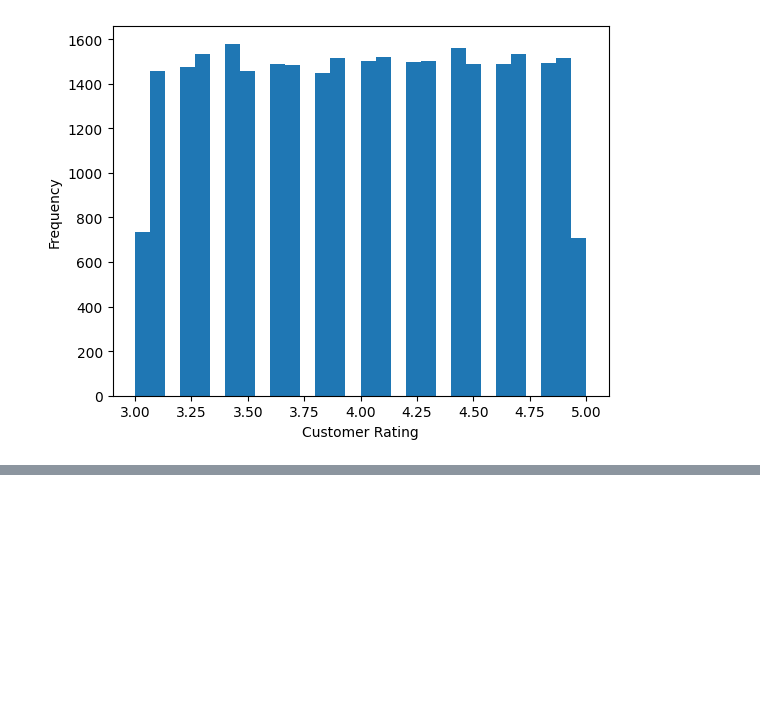
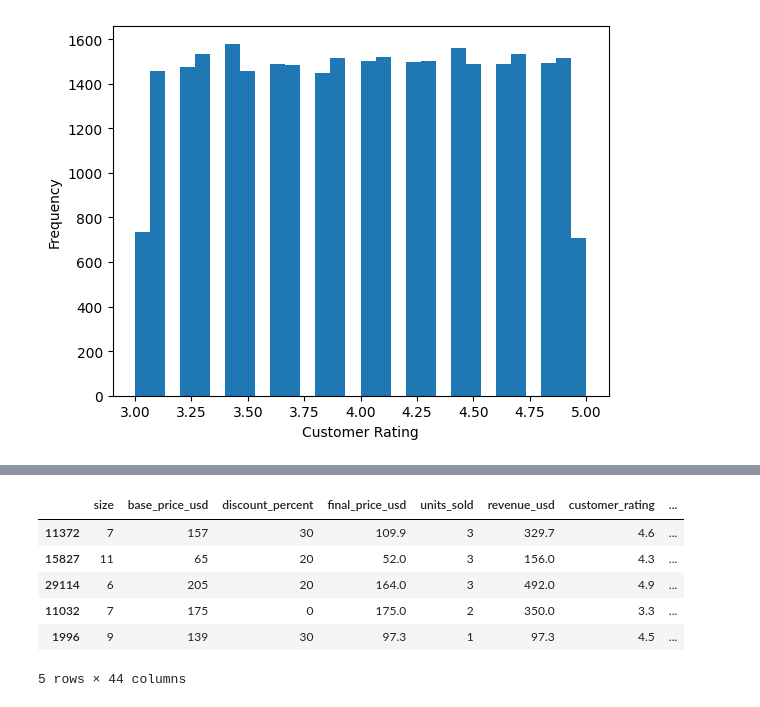
Before and after one commit to MrBigJupiter/Footwear_Sales_Analysis_2018_2026, a Jupyter notebook: Footwear Sales Analysis 2018/Jupyter Notebooks/eda.ipynb, the cells around one changed output, grey strips where cells are left out. Cells and saved outputs as stored; diff of their text form; code cells hidden in the pictures; blank space fills up the shorter version.

```diff
--- a/Footwear Sales Analysis 2018/Jupyter Notebooks/eda.ipynb
+++ b/Footwear Sales Analysis 2018/Jupyter Notebooks/eda.ipynb
@@ -222,0 +248,25 @@ plt.show()
+# %%
+# Createa copy for saver execution
+df_encoded = df_sales.copy()
+
+df_encoded = pd.get_dummies(data = df_encoded,
+                columns=['brand', 'category', 'gender', 'color', 'payment_method','sales_channel', 'country', 'customer_income_level'])
+
+# Change the format of the date column in order to work with it
+df_encoded['order_date'] = pd.to_datetime(df_encoded['order_date'])
+df_encoded['year'] = df_encoded['order_date'].dt.year
+df_encoded['month'] = df_encoded['order_date'].dt.month
+df_encoded['quarter'] = df_encoded['order_date'].dt.quarter
+
+# Drop unneccesarry information and not usable
+df_encoded = df_encoded.drop(columns=['order_id', 'model_name', 'order_date'])
+
+df_encoded.sample(5)
+# %% [output]
+|  | size | base_price_usd | discount_percent | final_price_usd | units_sold | revenue_usd | customer_rating | ... |
+| 11372 | 7 | 157 | 30 | 109.9 | 3 | 329.7 | 4.6 | ... |
+| 15827 | 11 | 65 | 20 | 52.0 | 3 | 156.0 | 4.3 | ... |
+| 29114 | 6 | 205 | 20 | 164.0 | 3 | 492.0 | 4.9 | ... |
+| 11032 | 7 | 175 | 0 | 175.0 | 2 | 350.0 | 3.3 | ... |
+| 1996 | 9 | 139 | 30 | 97.3 | 1 | 97.3 | 4.5 | ... |
+5 rows × 44 columns
```
Also changed, not shown: parts of 10 cells of this notebook.
